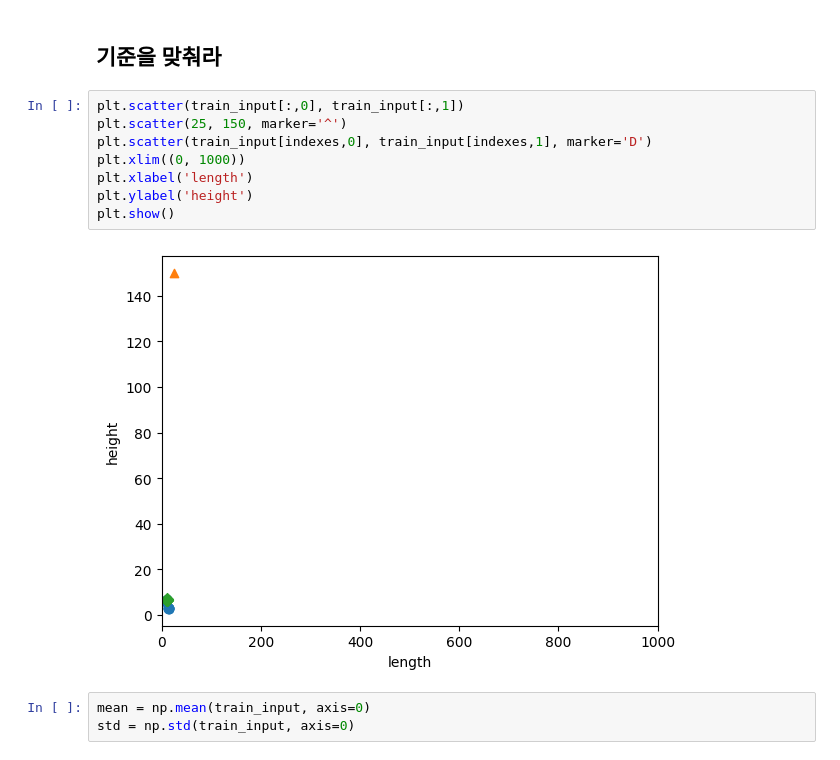
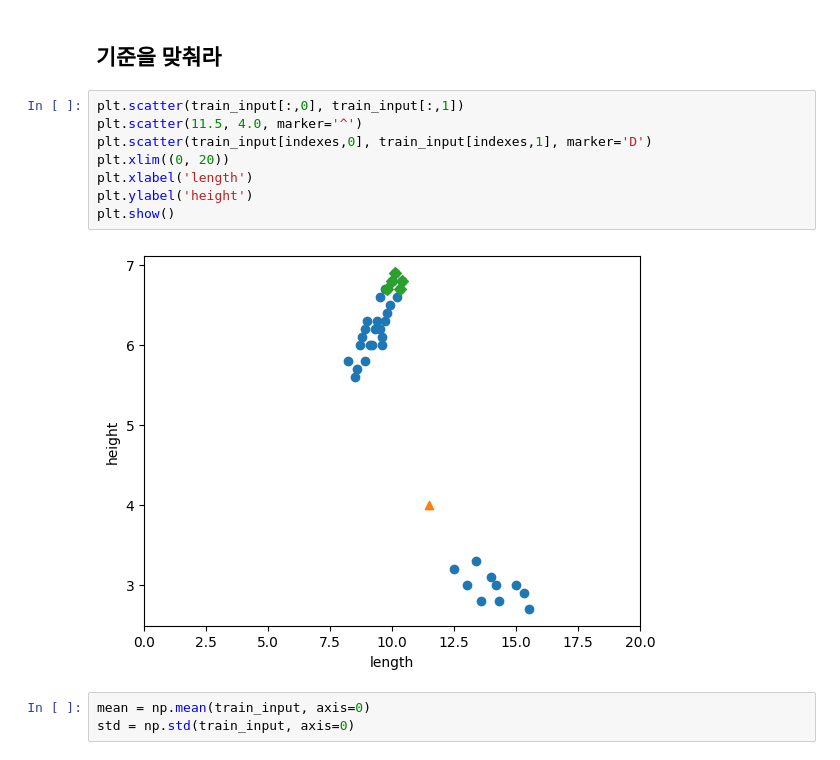
Before and after one commit to rlaguswl25808134-source/AID-MLB, a Jupyter notebook: 2-2.ipynb, the cells around one changed output. Drawn from its saved outputs; the diff is of its cells as text.

```diff
--- a/2-2.ipynb
+++ b/2-2.ipynb
@@ -122,14 +122,14 @@ print(distances)
 ## 기준을 맞춰라
 # %%
 plt.scatter(train_input[:,0], train_input[:,1])
-plt.scatter(25, 150, marker='^')
+plt.scatter(11.5, 4.0, marker='^')
 plt.scatter(train_input[indexes,0], train_input[indexes,1], marker='D')
-plt.xlim((0, 1000))
+plt.xlim((0, 20))
 plt.xlabel('length')
 plt.ylabel('height')
 plt.show()
 # %% [output]
-[figure, old version]
+[figure, new version]
 # %%
 mean = np.mean(train_input, axis=0)
 std = np.std(train_input, axis=0)
```
Also changed, not shown: parts of 6 cells of this notebook.
